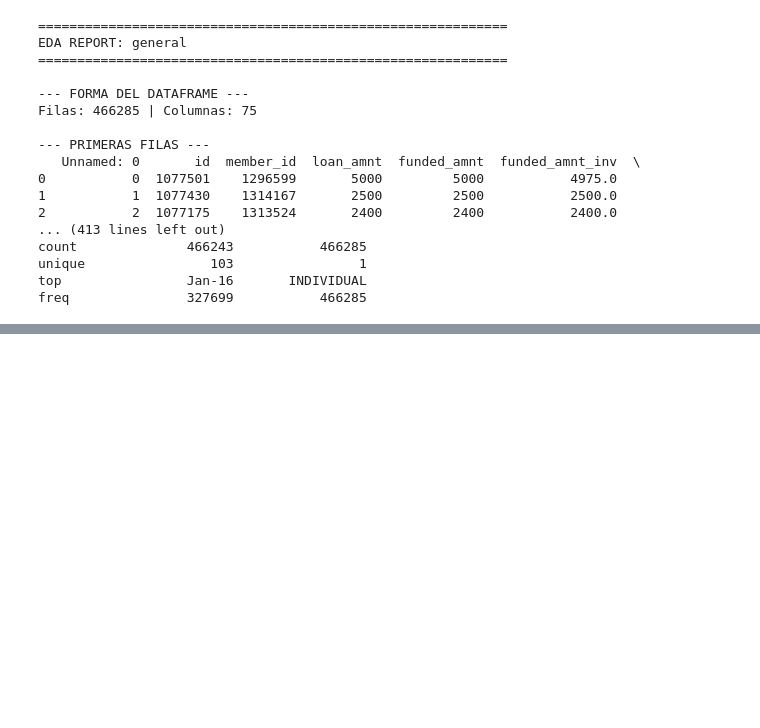
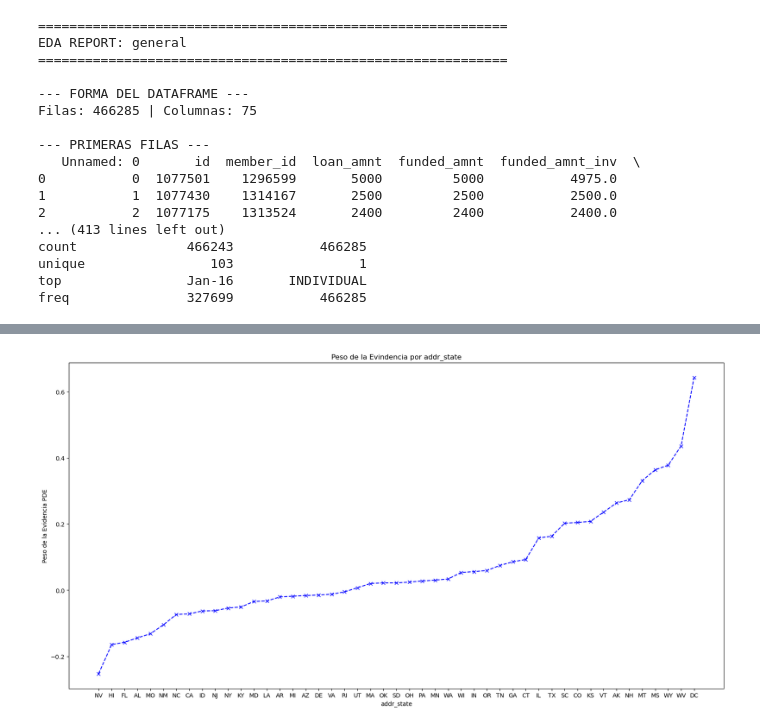
Before and after one commit to amaliagra10/Riesgo_crediticio, a Jupyter notebook: Untitled.ipynb, the cells around one changed output, grey strips where cells are left out. Saved outputs shown, nothing was run; the diff lists cells and outputs as text; code cells hidden in the pictures; blank space fills up the shorter version.

```diff
--- a/Untitled.ipynb
+++ b/Untitled.ipynb
@@ -70,0 +201,18 @@ int32
+# %%
+# 3. PROCESAMIENTO DE VARIABLES CATEGORICAS: PESO DE EDVIDENCIA Y VALOR DE LA INFORMACION
+#  B. Sobre la variabl  "addr_state": Peso de la Evidencia
+data_pde=PDE_categorica(X_train,"addr_state",y_train)
+#grafico_PDE(data_pde)
+data_pde2=data_pde.iloc[2:-1,:]
+grafico_PDE(data_pde2)
+X_train["Ubicacion_AL_HI_MO_NV"]=sum([X_train["Unicacion_AL"],X_train["Unicacion_HI"],X_train["Unicacion_MO"],X_train["Unicacion_NV"]])
+X_train["Ubicacion_NC_ID_NJ"]=sum([X_train["Unicacion_NC"],X_train["Unicacion_ID"],X_train["Unicacion_NJ"]])
+X_train["Ubicacion_KY_MD_LA"]=sum([X_train["Unicacion_KY"],X_train["Unicacion_MD"],X_train["Unicacion_LA"]])
+X_train["Ubicacion_AR_MI_AZ_DE_VA_RI_UT"] = X_train[["Unicacion_AR", "Unicacion_MI", "Unicacion_AZ", "Unicacion_DE", "Unicacion_VA", "Unicacion_RI", "Unicacion_UT"]].sum(axis=1)
+X_train["Ubicacion_MA_OK_SD_OH_PA_NM_WA"] = X_train[["Unicacion_MA", "Unicacion_OK", "Unicacion_SD", "Unicacion_OH", "Unicacion_PA", "Unicacion_NM", "Unicacion_WA"]].sum(axis=1)
+X_train["Ubicacion_WI_IN_OR_TN_GA_CT_IL"]=X_train[["Unicacion_WI", "Unicacion_IN", "Unicacion_OR", "Unicacion_TN", "Unicacion_GA", "Unicacion_CT", "Unicacion_IL"]].sum(axis=1)
+X_train["Ubicacion_SC_CO_KS_VT"]=sum([X_train["Unicacion_SC"],X_train["Unicacion_CO"],X_train["Unicacion_KS"],X_train["Unicacion_VT"]])
+X_train["Ubicacion_AK_NH_MT"]=sum([X_train["Unicacion_AK"],X_train["Unicacion_NH"],X_train["Unicacion_MT"]])
+X_train["Ubicacion_MS_WY_WV_DC"]=sum([X_train["Unicacion_MS"],X_train["Unicacion_WY"],X_train["Unicacion_WV"],X_train["Unicacion_DC"]])
+# %% [output]
+[figure, added]
```
Also changed, not shown: parts of 21 cells of this notebook.
